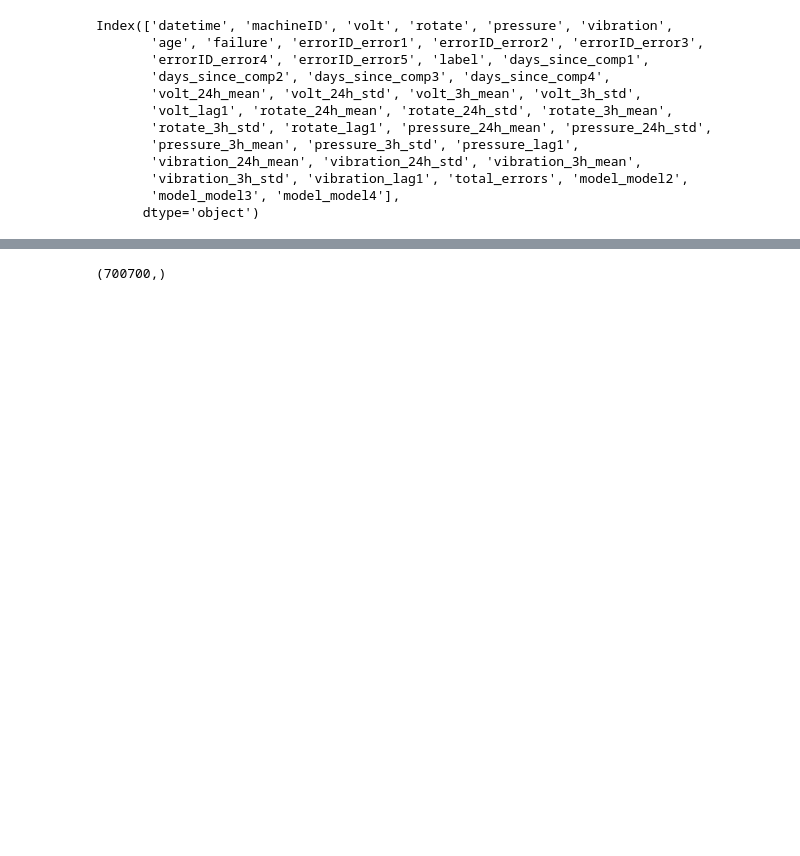
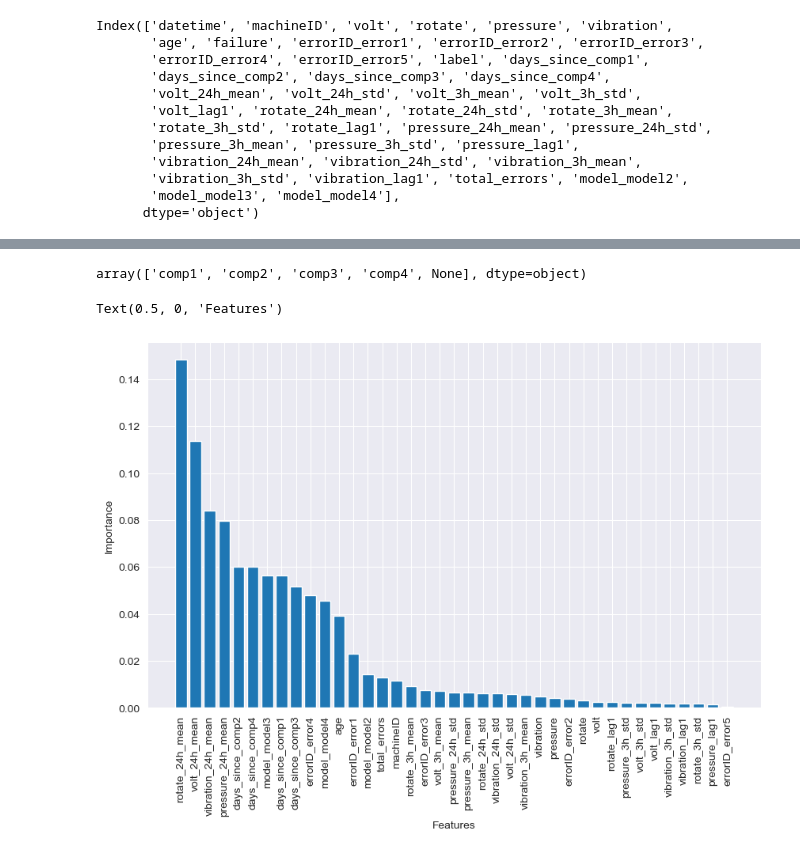
Before and after one commit to manya28/predictive_maintenance, a Jupyter notebook: consolidated_predictive_maintenance.ipynb, the cells around one changed output, grey strips where cells are left out. Cells and saved outputs as stored; diff of their text form; code cells hidden in the pictures; blank space fills up the shorter version.

Commit message:
tuned model

```diff
--- a/consolidated_predictive_maintenance.ipynb
+++ b/consolidated_predictive_maintenance.ipynb
@@ -763,17 +811,25 @@ y_train = y[train_mask]
 X_test = X[test_mask]
 y_test = y[test_mask]
 
+le = LabelEncoder()
+y_train = le.fit_transform(y_train)  # Convert labels to numbers
+y_test = le.transform(y_test)
+
+X_train = X_train.astype({col: int for col in X_train.select_dtypes(include=['bool']).columns})
+X_test = X_test.astype({col: int for col in X_test.select_dtypes(include=['bool']).columns})
+
+# Best parameters found: {'learning_rate': 0.1, 'max_depth': 7, 'n_estimators': 300} (trained on Colab GPU)
+
 # ---------------------------
 # Model Training
 # ---------------------------
-model = GradientBoostingClassifier(random_state=42)
+model = XGBClassifier(tree_method='hist', random_state=42, learning_rate= 0.1, max_depth= 7, n_estimators= 300)
 model.fit(X_train, y_train)
 
 # ---------------------------
 # Model Evaluation
 # ---------------------------
 y_pred = model.predict(X_test)
-y_pred_proba = model.predict_proba(X_test)[:, 1]
 
 print("Classification Report:")
 print(classification_report(y_test, y_pred))
@@ -780,4 +849,17 @@ print(classification_report(y_test, y_pred))
-# %%
-y_train.shape
-# %% [output]
-(700700,)
+# %%
+le.classes_
+# %% [output]
+array(['comp1', 'comp2', 'comp3', 'comp4', None], dtype=object)
+# %%
+sns.set_style("darkgrid")
+plt.figure(figsize=(10, 6))
+importances = pd.DataFrame({"columns":X_test.columns, "importance":model.feature_importances_}).sort_values("importance",ascending=False)
+plt.xticks(range(len(importances["columns"])), importances["columns"])
+_, labels = plt.xticks()
+plt.setp(labels, rotation=90)
+plt.bar(range(len(importances["importance"])), importances["importance"])
+plt.ylabel('Importance')
+plt.xlabel('Features')
+# %% [output]
+Text(0.5, 0, 'Features')
+[figure, added]
```
Also changed, not shown: parts of 8 cells of this notebook.
